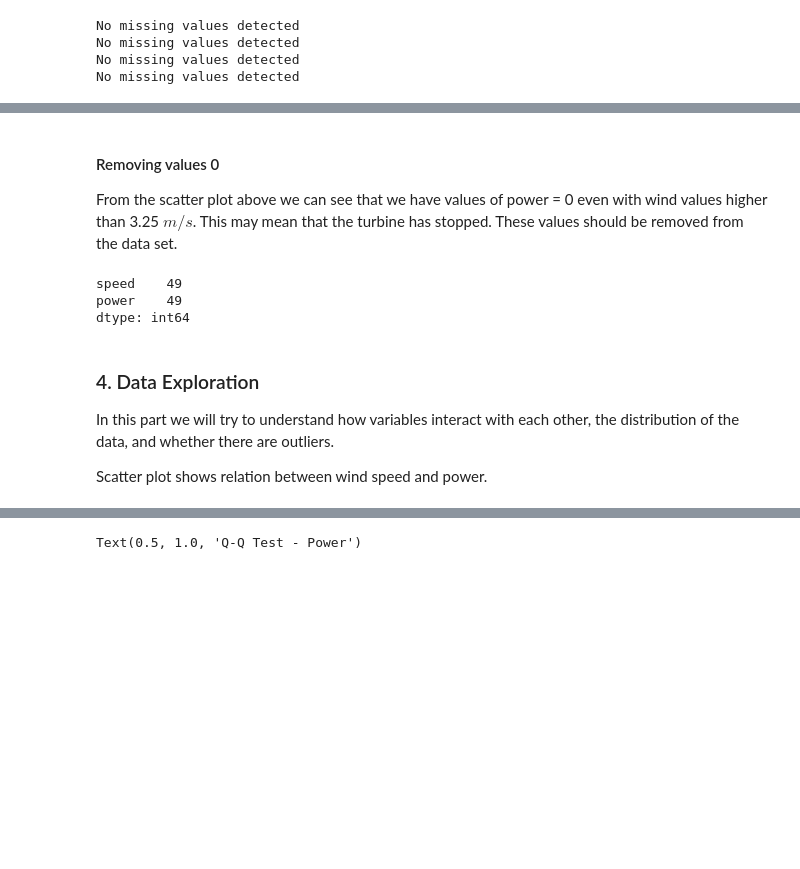
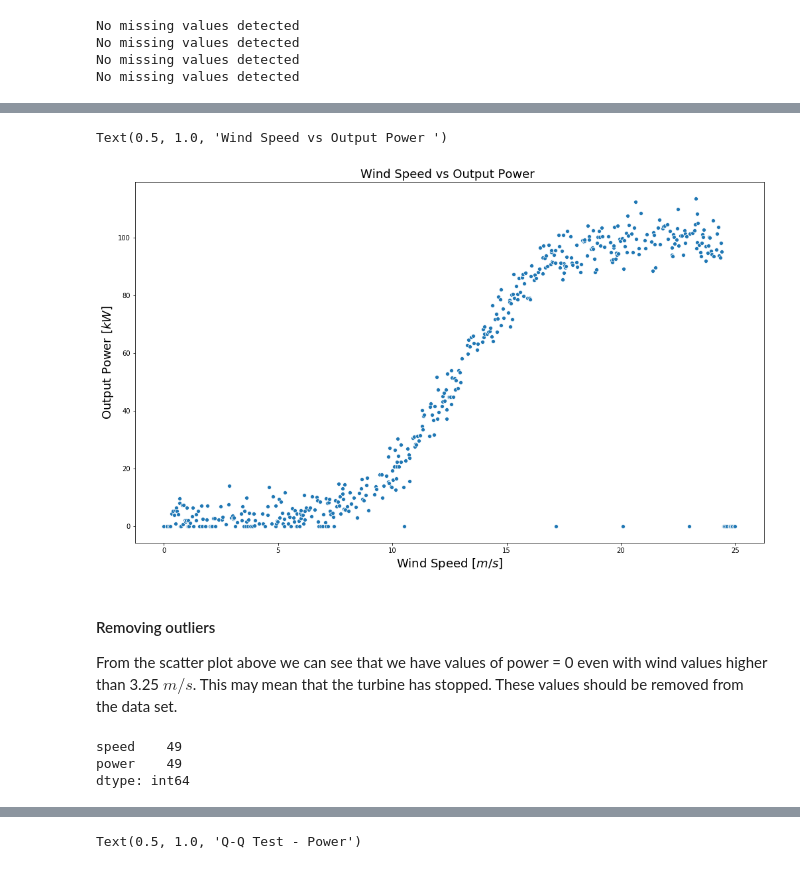
Before and after one commit to Slawak1/MLS-Project-2020, a Jupyter notebook: MLS_Project_2020.ipynb, the cells around one changed output, grey strips where cells are left out. Drawn from its saved outputs; the diff is of its cells as text; code cells hidden in the pictures; blank space fills up the shorter version.

```diff
--- a/MLS_Project_2020.ipynb
+++ b/MLS_Project_2020.ipynb
@@ -183,5 +190,17 @@ No missing values detected
+# %%
+plt.figure(figsize=(17,10))
+ax = sns.scatterplot(data=df, x="speed", y="power" )
+ax.set_ylabel('Output Power', fontsize=22)
+ax.set_xlabel('Wind Speed', fontsize=22)
+
+ax.set_ylabel('Output Power $[kW]$', fontsize=18)
+ax.set_xlabel('Wind Speed $[m/s]$', fontsize=18)
+ax.set_title("Wind Speed vs Output Power ",fontsize=18 )
+# %% [output]
+Text(0.5, 1.0, 'Wind Speed vs Output Power ')
+[figure, added]
 # %% [markdown]
-#### Removing values 0
+#### Removing outliers
 
 From the scatter plot above we can see that we have values of power = 0 even with wind values higher than 3.25 $m/s$. This may mean that the turbine has stopped. These values should be removed from the data set.
 # %%
@@ -192,13 +211,6 @@ power    49
 dtype: int64
 # %%
 df_clean = df[df['power'] !=0]
-# %% [markdown]
-### 4. Data Exploration
-
-In this part we will try to understand how variables interact with each other, the distribution of the
-data, and whether there are outliers.<br>
-
-Scatter plot shows relation between wind speed and power.
 # %%
 plt.figure(figsize=(17,10))
 ax = sns.scatterplot(data=df_clean, x="speed", y="power" )
```
Also changed, not shown: parts of 11 cells of this notebook.
